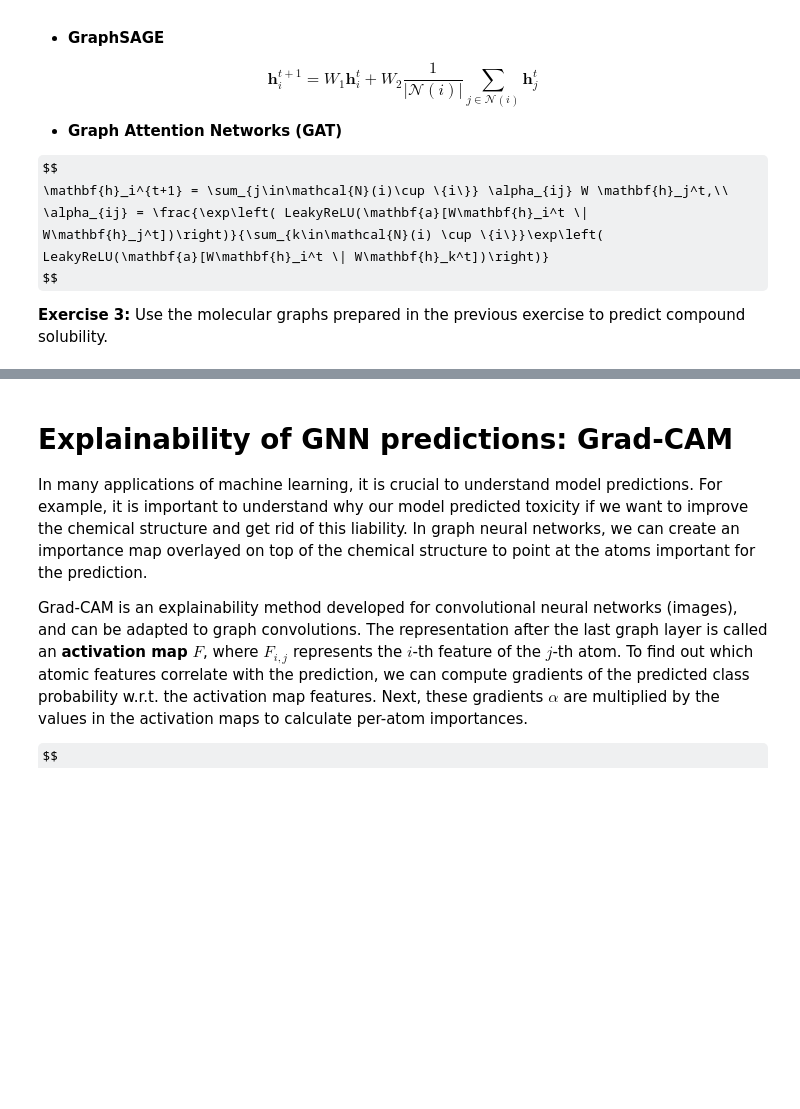
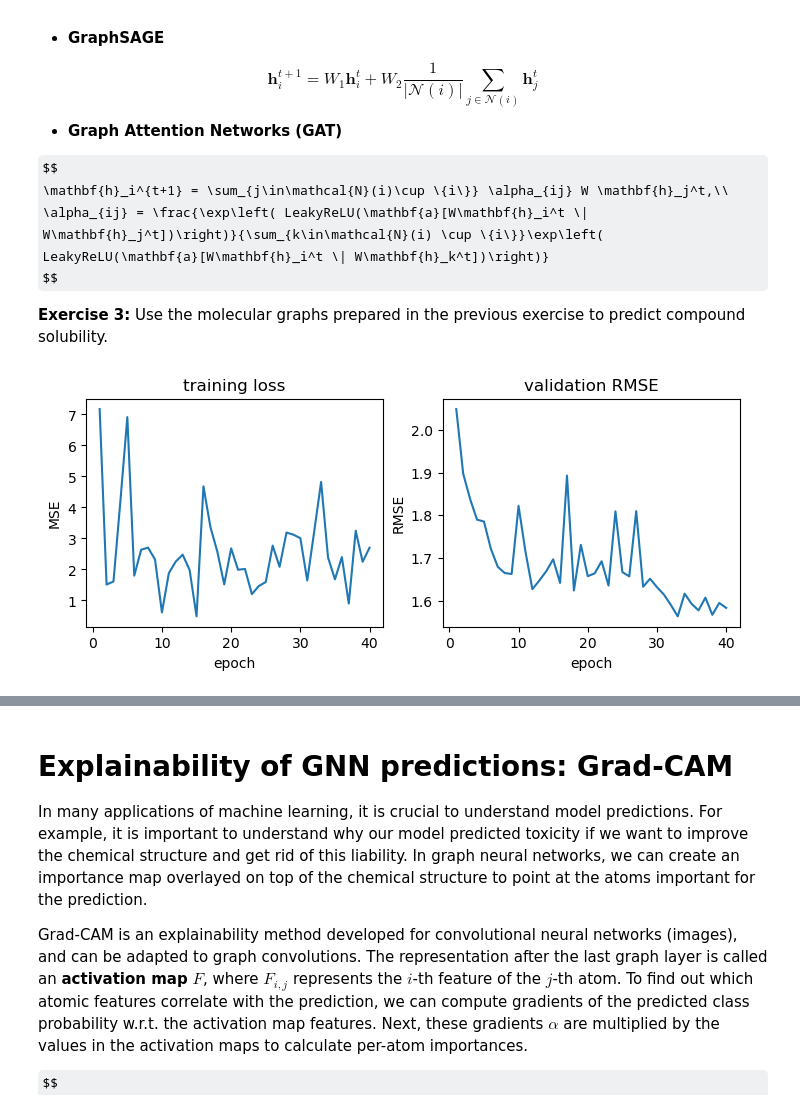
Before and after one commit to hubertrybka/mldd23, a Jupyter notebook: labs/L3-graph-neural-networks/laboratory.ipynb, the cells around one changed output, grey strips where cells are left out. Drawn from its saved outputs; the diff is of its cells as text; code cells hidden in the pictures; some formulas as TeX source; blank space fills up the shorter version.

Commit message:
implement graph NN

```diff
--- a/labs/L3-graph-neural-networks/laboratory.ipynb
+++ b/labs/L3-graph-neural-networks/laboratory.ipynb
@@ -168,7 +168,7 @@ def train(X_train, y_train, X_valid, y_valid):
 
     # training loop
     optimizer = torch.optim.SGD(model.parameters(), lr=0.001)
-    loss_fn = torch.MSEloss()
+    loss_fn = torch.nn.MSELoss()
     for epoch in trange(1, epochs + 1, leave=False):
         model.train()
         for X, y in tqdm(loader, leave=False):
@@ -203,15 +203,10 @@ def train(X_train, y_train, X_valid, y_valid):
     plt.close()
     return model
 
-
 def predict(model, X_test, y_test):
     # hyperparameters definition
     # (but this doesn't change the training results, it's only to optimize the eval speed)
     batch_size = 64
-
-    # data preparation
-    dataset = TensorDataset(torch.FloatTensor(X_test), torch.FloatTensor(y_test.reshape(-1, 1)))
-    loader = DataLoader(dataset, batch_size=batch_size, shuffle=False)
 
     # evaluation loop
     preds_batches = []
@@ -423,0 +386,79 @@ print('Looks OK!')
+# %%
+def train(train_loader, valid_loader):
+    # hyperparameters definition
+    hidden_size = 64
+    epochs = 40
+    learning_rate = 0.0003
+
+    # model preparation
+    model = GNN(hidden_size, input_size=13)
+    model.train()
+
+    # prepare metrics plots
+    fig, ax = plt.subplots(ncols=2, figsize=(7, 3), layout="constrained")
+    dh = display.display(fig, display_id=True)
+    df_metrics = pd.DataFrame()
+
+    # training loop
+    optimizer = torch.optim.Adam(model.parameters(), lr=learning_rate)
+    loss_fn = torch.nn.MSELoss()
+    for epoch in trange(1, epochs + 1, leave=False):
+        for data in tqdm(train_loader, leave=False):
+            x, edge_index, batch, y = data.x, data.edge_index, data.batch, data.y
+            model.zero_grad()
+            preds = model(x, edge_index, batch)
+            loss = loss_fn(preds, y.reshape(-1, 1))
+            loss.backward()
+            optimizer.step()
+
+        # validation
+        model.eval()
+        preds_batches = []
+        with torch.no_grad():
+            for data in tqdm(valid_loader, leave=False):
+                x, edge_index, batch = data.x, data.edge_index, data.batch
+                preds = model(x, edge_index, batch)
+                preds_batches.append(preds.cpu().detach().numpy())
+        preds = np.concatenate(preds_batches)
+        valid_rmse = rmse(y_valid, preds)
+
+        df_metrics = df_metrics.append({'epoch': epoch, 'loss': loss.item(), 'rmse': valid_rmse}, ignore_index=True)
+        ax[0].clear()
+        ax[0].plot(df_metrics.epoch, df_metrics.loss)
+        ax[0].set_title('training loss')
+        ax[0].set_xlabel('epoch')
+        ax[0].set_ylabel('MSE')
+        ax[1].clear()
+        ax[1].plot(df_metrics.epoch, df_metrics.rmse)
+        ax[1].set_title('validation RMSE')
+        ax[1].set_xlabel('epoch')
+        ax[1].set_ylabel('RMSE')
+        dh.update(fig)
+    plt.close()
+    return model
+
+def predict(model, test_loader):
+    # evaluation loop
+    preds_batches = []
+    with torch.no_grad():
+        for data in tqdm(test_loader):
+            x, edge_index, batch = data.x, data.edge_index, data.batch
+
+            preds = model(x, edge_index, batch)
+            preds_batches.append(preds.cpu().detach().numpy())
+    preds = np.concatenate(preds_batches)
+    return preds
+
+# training
+model = train(train_loader, valid_loader)
+
+# evaluation
+predictions = predict(model, test_loader)
+
+rmse_score = rmse(y_test, predictions)
+
+print(f'RMSE = {rmse_score:.2f}')
+assert rmse_score < 1.4, "It should be possible to obtain RMSE lower than 1.4"
+print('Looks OK!')
+# %% [output]
+[figure, added]
```
Also changed, not shown: parts of 6 cells of this notebook.
